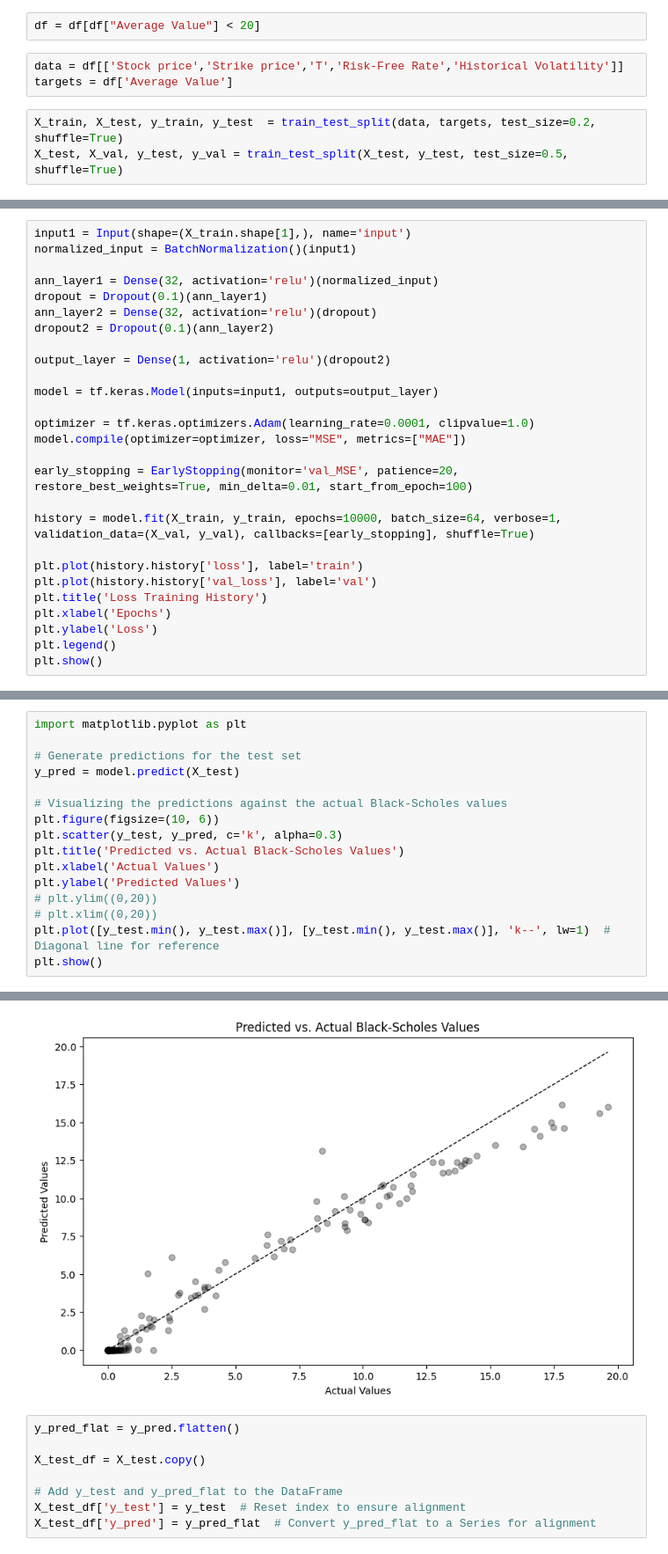
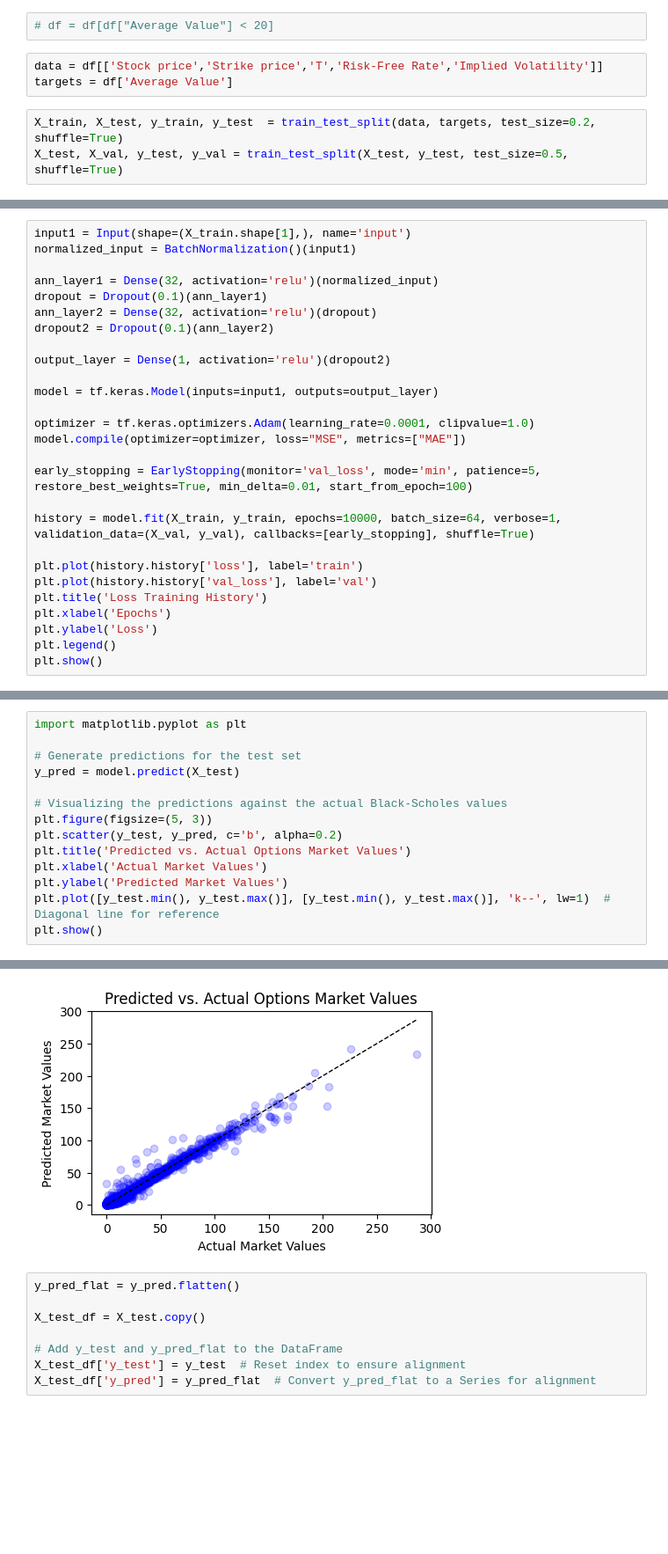
Before and after one commit to mackinn0n/QUANTT, a Jupyter notebook: neural_network.ipynb, the cells around one changed output, grey strips where cells are left out. Shown: that part at 88% size. Saved outputs shown, nothing was run; the diff lists cells and outputs as text; blank space fills up the shorter version.

```diff
--- a/neural_network.ipynb
+++ b/neural_network.ipynb
@@ -11,9 +11,9 @@ pd.set_option('display.max_rows', None)
 # %%
 df = pd.read_csv("modified_QUANTT_dataset.csv")
 # %%
-df = df[df["Average Value"] < 20]
+# df = df[df["Average Value"] < 20]
 # %%
-data = df[['Stock price','Strike price','T','Risk-Free Rate','Historical Volatility']]
+data = df[['Stock price','Strike price','T','Risk-Free Rate','Implied Volatility']]
 targets = df['Average Value']
 # %%
 X_train, X_test, y_train, y_test  = train_test_split(data, targets, test_size=0.2, shuffle=True)
@@ -38,7 +38,7 @@ model = tf.keras.Model(inputs=input1, outputs=output_layer)
 optimizer = tf.keras.optimizers.Adam(learning_rate=0.0001, clipvalue=1.0)
 model.compile(optimizer=optimizer, loss="MSE", metrics=["MAE"])
 
-early_stopping = EarlyStopping(monitor='val_MSE', patience=20, restore_best_weights=True, min_delta=0.01, start_from_epoch=100)
+early_stopping = EarlyStopping(monitor='val_loss', mode='min', patience=5, restore_best_weights=True, min_delta=0.01, start_from_epoch=100)
 
 history = model.fit(X_train, y_train, epochs=10000, batch_size=64, verbose=1, validation_data=(X_val, y_val), callbacks=[early_stopping], shuffle=True)
 
@@ -75,13 +87,11 @@ import matplotlib.pyplot as plt
 y_pred = model.predict(X_test)
 
 # Visualizing the predictions against the actual Black-Scholes values
-plt.figure(figsize=(10, 6))
-plt.scatter(y_test, y_pred, c='k', alpha=0.3)
-plt.title('Predicted vs. Actual Black-Scholes Values')
-plt.xlabel('Actual Values')
-plt.ylabel('Predicted Values')
-# plt.ylim((0,20))
-# plt.xlim((0,20))
+plt.figure(figsize=(5, 3))
+plt.scatter(y_test, y_pred, c='b', alpha=0.2)
+plt.title('Predicted vs. Actual Options Market Values')
+plt.xlabel('Actual Market Values')
+plt.ylabel('Predicted Market Values')
 plt.plot([y_test.min(), y_test.max()], [y_test.min(), y_test.max()], 'k--', lw=1)  # Diagonal line for reference
 plt.show()
 # %% [output]
@@ -89,4 +99,4 @@ plt.show()
-[figure, old version]
+[figure, new version]
 # %%
 y_pred_flat = y_pred.flatten()
 
```
Also changed, not shown: parts of 6 cells of this notebook, 5 other files.
